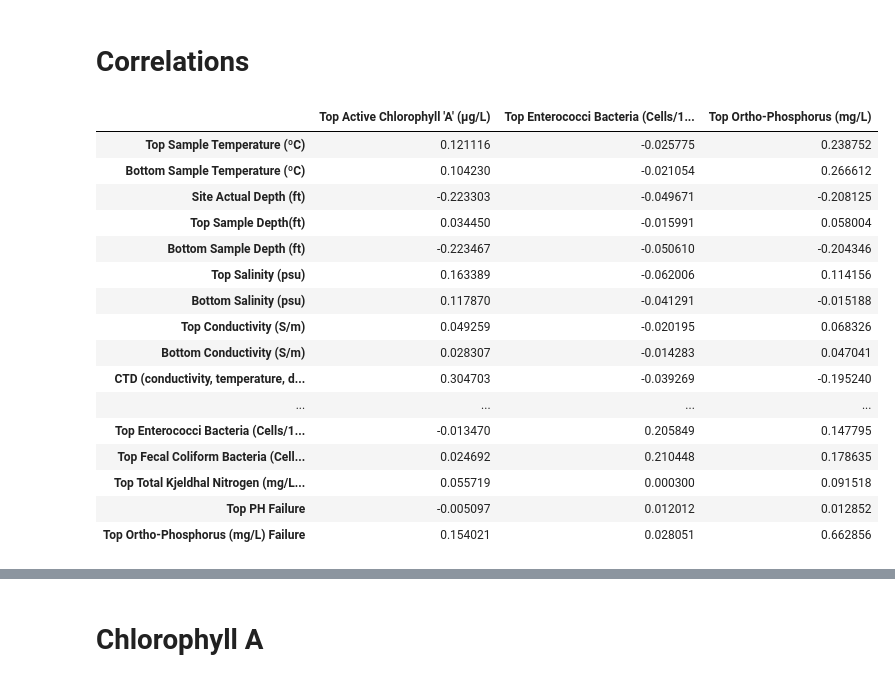
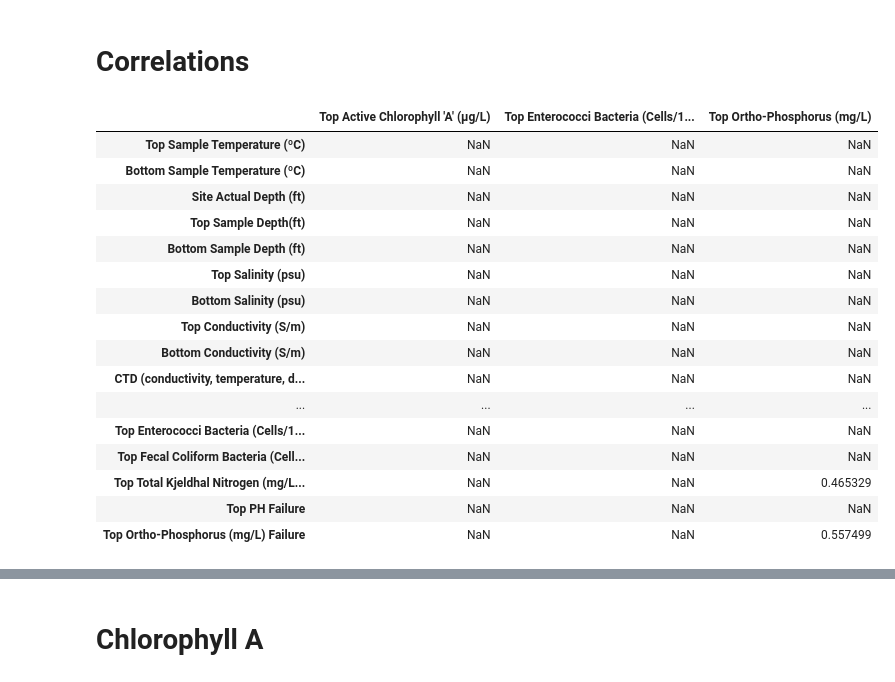
Before and after one commit to dradamski/capstone-two, a Jupyter notebook: notebooks/Data Exploration.ipynb, the cells around one changed output, grey strips where cells are left out. Cells and saved outputs as stored; diff of their text form; code cells hidden in the pictures.

```diff
--- a/notebooks/Data Exploration.ipynb
+++ b/notebooks/Data Exploration.ipynb
@@ -21,10 +19,10 @@ _ = plt.bar(x=row_lengths.keys(), height=row_lengths.values())
 [figure]
 # %% [markdown]
 I want to use only rows with at least 30 columns complete. This is to prevent my data from being overloaded with imputed data.
-# %%
-for i, row in wq_df.iterrows():
-    if row.notnull().sum() < 30:
-        wq_df = wq_df.drop(index=i)
+# %%
+wq_df['row_sums'] = wq_df.notnull().sum(axis=1)
+wq_df[wq_df['row_sums'] < 30]
+wq_df = wq_df.drop(columns=['row_sums'])
 # %% [markdown]
 Next I will fill in blank values
 # %%
@@ -172,24 +170,25 @@ for col, func in check_funcs.items():
 # %% [markdown]
 # Correlations
 # %%
-final_df.corr()[['Top Active Chlorophyll \'A\' (µg/L)',
-                    'Top Enterococci Bacteria (Cells/100mL)',
-                   'Top Ortho-Phosphorus (mg/L)']]
+corr_df = final_df.corr()[['Top Active Chlorophyll \'A\' (µg/L)',
+                           'Top Enterococci Bacteria (Cells/100mL)',
+                           'Top Ortho-Phosphorus (mg/L)']]
+corr_df[corr_df.abs() > 0.3]
 # %% [output]
 |  | Top Active Chlorophyll 'A' (µg/L) | Top Enterococci Bacteria (Cells/1... | Top Ortho-Phosphorus (mg/L) |
-| Top Sample Temperature (ºC) | 0.121116 | -0.025775 | 0.238752 |
-| Bottom Sample Temperature (ºC) | 0.104230 | -0.021054 | 0.266612 |
-| Site Actual Depth (ft) | -0.223303 | -0.049671 | -0.208125 |
-| Top Sample Depth(ft) | 0.034450 | -0.015991 | 0.058004 |
-| Bottom Sample Depth (ft) | -0.223467 | -0.050610 | -0.204346 |
-| Top Salinity (psu) | 0.163389 | -0.062006 | 0.114156 |
-| Bottom Salinity (psu) | 0.117870 | -0.041291 | -0.015188 |
-| Top Conductivity (S/m) | 0.049259 | -0.020195 | 0.068326 |
-| Bottom Conductivity (S/m) | 0.028307 | -0.014283 | 0.047041 |
-| CTD (conductivity, temperature, d... | 0.304703 | -0.039269 | -0.195240 |
+| Top Sample Temperature (ºC) | NaN | NaN | NaN |
+| Bottom Sample Temperature (ºC) | NaN | NaN | NaN |
+| Site Actual Depth (ft) | NaN | NaN | NaN |
+| Top Sample Depth(ft) | NaN | NaN | NaN |
+| Bottom Sample Depth (ft) | NaN | NaN | NaN |
+| Top Salinity (psu) | NaN | NaN | NaN |
+| Bottom Salinity (psu) | NaN | NaN | NaN |
+| Top Conductivity (S/m) | NaN | NaN | NaN |
+| Bottom Conductivity (S/m) | NaN | NaN | NaN |
+| CTD (conductivity, temperature, d... | NaN | NaN | NaN |
 | ... | ... | ... | ... |
-| Top Enterococci Bacteria (Cells/1... | -0.013470 | 0.205849 | 0.147795 |
-| Top Fecal Coliform Bacteria (Cell... | 0.024692 | 0.210448 | 0.178635 |
-| Top Total Kjeldhal Nitrogen (mg/L... | 0.055719 | 0.000300 | 0.091518 |
-| Top PH Failure | -0.005097 | 0.012012 | 0.012852 |
-| Top Ortho-Phosphorus (mg/L) Failure | 0.154021 | 0.028051 | 0.662856 |
+| Top Enterococci Bacteria (Cells/1... | NaN | NaN | NaN |
+| Top Fecal Coliform Bacteria (Cell... | NaN | NaN | NaN |
+| Top Total Kjeldhal Nitrogen (mg/L... | NaN | NaN | 0.465329 |
+| Top PH Failure | NaN | NaN | NaN |
+| Top Ortho-Phosphorus (mg/L) Failure | NaN | NaN | 0.557499 |
```
Also changed, not shown: parts of 12 cells of this notebook.
